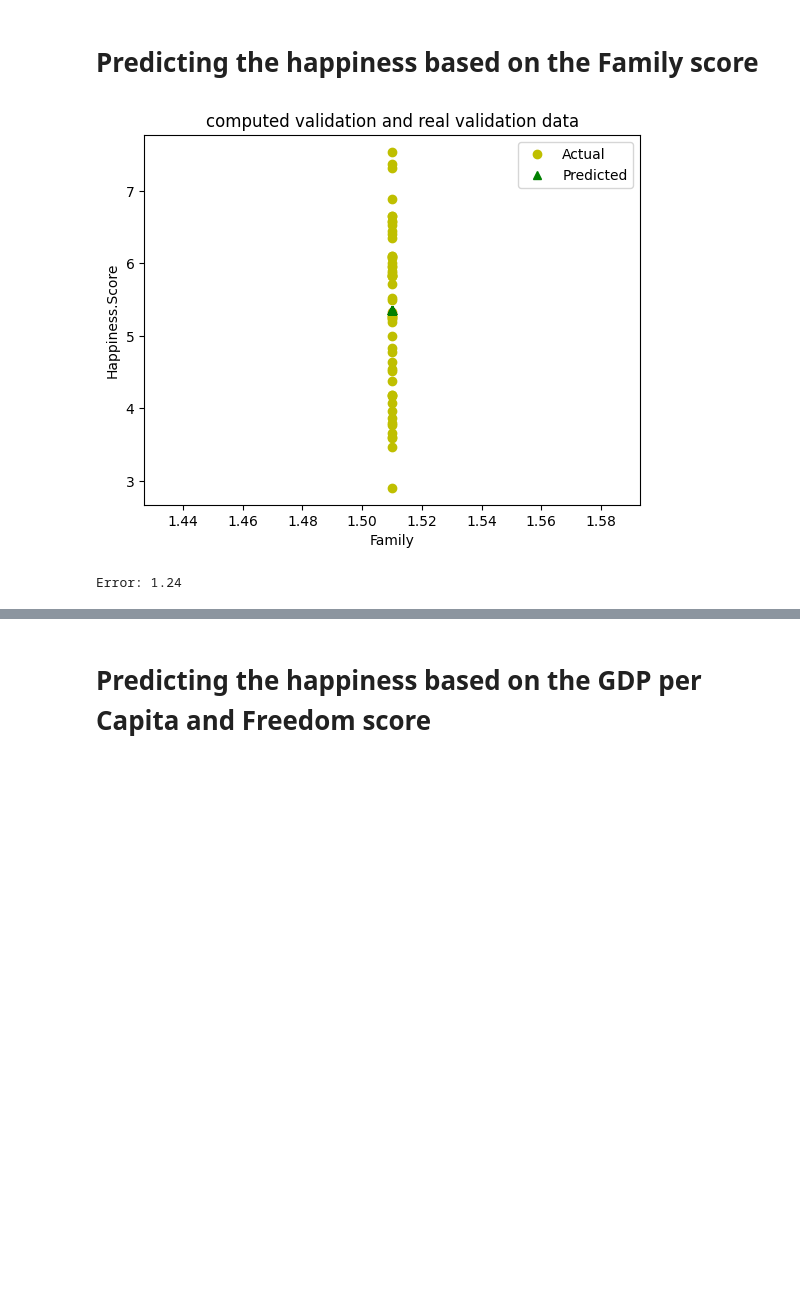
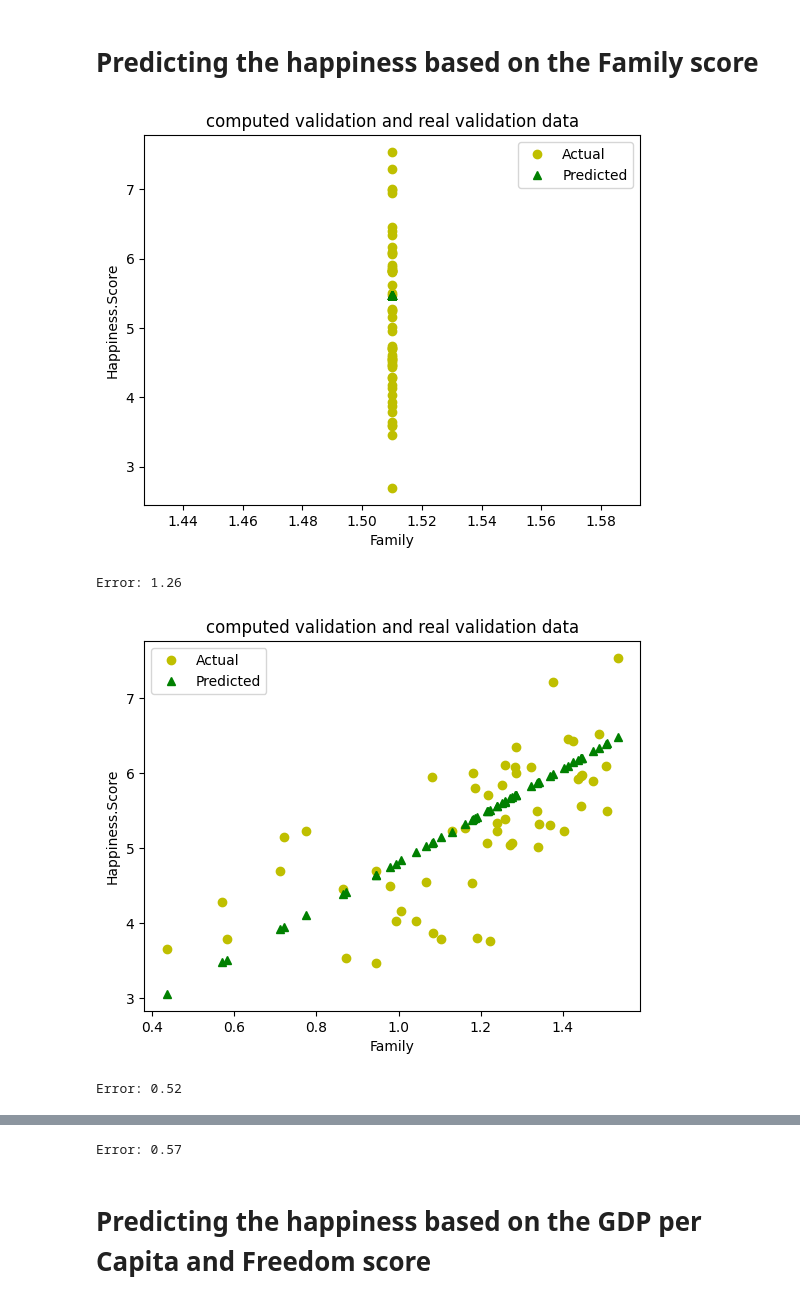
Before and after one commit to zdrobix/csubb, a Jupyter notebook: Semestru 4/IA/lab/lab5/regression.ipynb, the cells around one changed output, grey strips where cells are left out. Saved outputs shown, nothing was run; the diff lists cells and outputs as text; code cells hidden in the pictures; blank space fills up the shorter version.

```diff
--- a/Semestru 4/IA/lab/lab5/regression.ipynb
+++ b/Semestru 4/IA/lab/lab5/regression.ipynb
@@ -7,6 +7,8 @@ from sklearn.linear_model import LinearRegression
 from sklearn.metrics import mean_squared_error
 
 dataset_path = './data/v1_world-happiness-report-2017.csv'
+dataset_path1 = './data/v2_world-happiness-report-2017.csv'
+dataset_path2 = './data/v3_world-happiness-report-2017.csv'
 
 def read_dataset(path):
     df = pd.read_csv(path)
@@ -65,11 +73,15 @@ Error: 0.40
 # Predicting the happiness based on the Family score
 # %%
 model_family = get_linear_regression(read_dataset(dataset_path), ['Family'], 'Happiness.Score')
+_ = get_linear_regression(read_dataset(dataset_path1), ['Family'], 'Happiness.Score')
+_ = get_linear_regression(read_dataset(dataset_path2), ['Family'], 'Happiness.Score')
 
 def run_model2():
     family = int(input("Enter Family: "))
     print(f"Prediction (Family = {family}):")
     print(f"Happiness score = {model_family.predict([[family]])[0]}")
 # %% [output]
-[figure, old version]
+[figure, new version]
-Error: 1.24
+Error: 1.26
+[figure, added]
+Error: 0.52
@@ -76,3 +89,4 @@ Error: 1.24
+Error: 0.57
 # %% [markdown]
 # Predicting the happiness based on the GDP per Capita and Freedom score
 # %%
```
Also changed, not shown: parts of 3 cells of this notebook, 1 other file.
